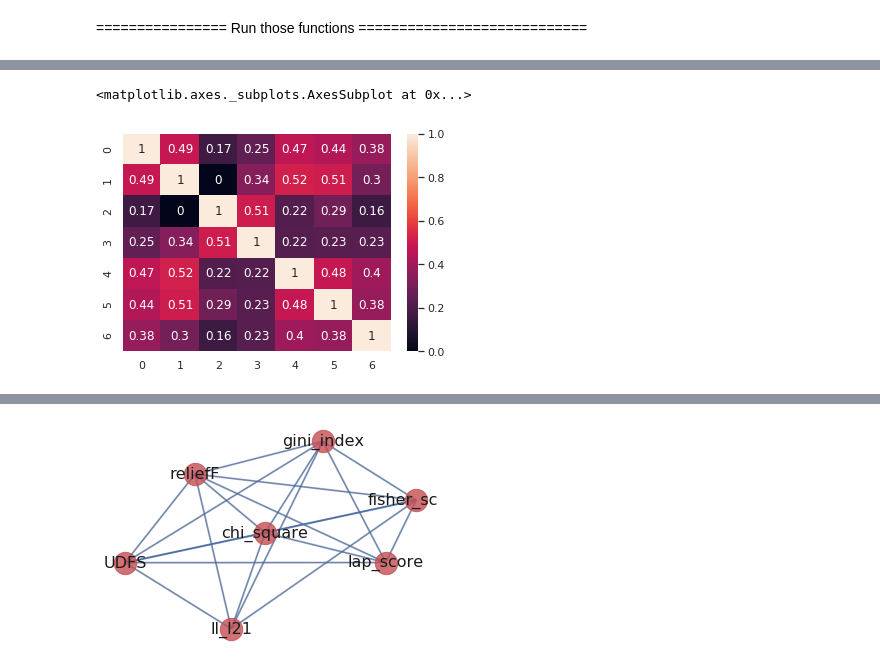
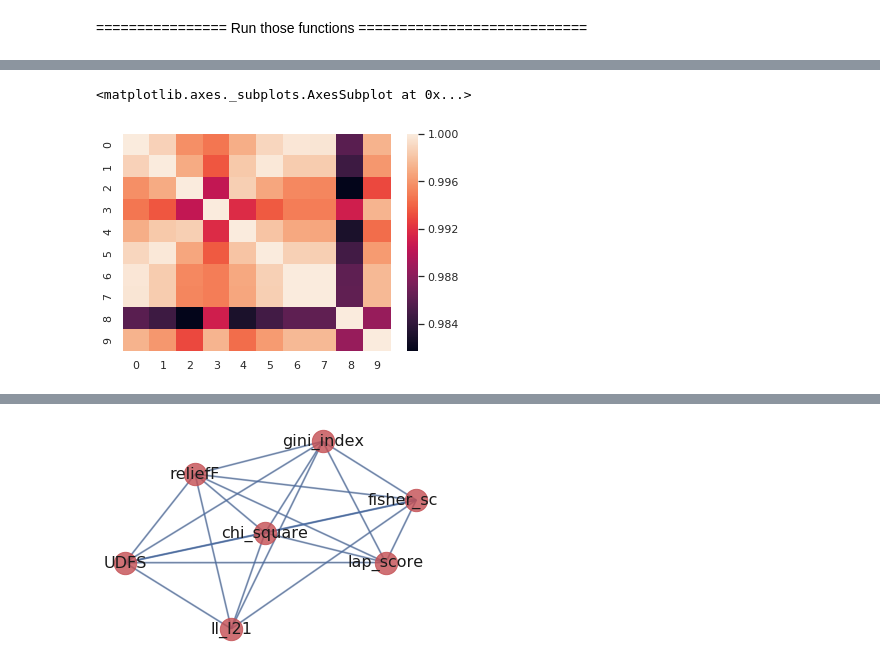
Before and after one commit to Raouaaa/Master_project, a Jupyter notebook: FS.ipynb, the cells around one changed output, grey strips where cells are left out. Drawn from its saved outputs; the diff is of its cells as text; code cells hidden in the pictures.

Commit message:
5-fold cv with 10 FS methods

```diff
--- a/FS.ipynb
+++ b/FS.ipynb
@@ -231,3 +251,25 @@ def CIFE_FS(X_train,y_train):
+# %%
+def ls_l21_FS(X_train,y,train_index):
+    Y = construct_label_matrix_pan(y)
+    Y_train=Y[train_index]
+    W, obj, value_gamma=ls_l21.proximal_gradient_descent(X_train, Y_train, 0.1, verbose=False)
+    idx = feature_ranking(W)
+
+    return(idx)
+# %%
+def MCFS_FS(X_train,k):
+    # construct affinity matrix
+    kwargs = {"metric": "euclidean", "neighborMode": "knn", "weightMode": "heatKernel", "k": 5, 't': 1}
+    W = construct_W.construct_W(X_train, **kwargs)
+    num_fea_ = k    # specify the number of selected features
+    num_cluster = 20    # specify the number of clusters, it is usually set as the number of classes in the ground truth
+
+    # obtain the feature weight matrix
+    Weight = MCFS.mcfs(X_train, n_selected_features=num_fea_, W=W, n_clusters=20)
+
+    # sort the feature scores in an ascending order according to the feature scores
+    idx = MCFS.feature_ranking(Weight)
+    return(idx)
 # %% [markdown]
 _____________________________________________________________________________________________________________________________
 # %%
@@ -245,4 +287,4 @@ def boruta_FS(X_train,y_train):
 # %% [markdown]
 ## Add more FS to the pool and implement new ones
 # %%
-pool_FS=[reliefF,lap_score,ll_l21,UDFS,fisher_score,chi_square,gini_index,trace_ratio,SPEC]#,BorutaPy]
+pool_FS=[reliefF,lap_score,ll_l21,ls_l21,UDFS,fisher_score,chi_square,gini_index,SPEC,BorutaPy]#,MCFS]#trace_ratio,
@@ -276,14 +322,24 @@ def training(cv,k,FS_method):
             idx=gini_index_FS(X_train,y_train)
         elif FS_method==FCBF:
             idx=FCBF_FS(X_train,y_train,k)
-        #elif FS_method==BorutaPy:
-        #    idx=boruta_FS(X_train,y_train)
+        elif FS_method==BorutaPy:
+            idx=boruta_FS(X_train,y_train)
         elif FS_method==trace_ratio:
-            idx=trace_ratio_FS(X_train,y_train,k)
+            idx=trace_ratio_FS(X,train_index,y_train)
         elif FS_method==SPEC:
             idx=spec_FS(X_train)
-        elif FS_method==CIFE:
+        elif FS_method==CIFE:#Takes too long
             idx=CIFE_FS(X_train,y_train)
+        elif FS_method==alpha_investing:#Error
+            idx=alpha_investing_FS(X_train,y_train)
+        elif FS_method==CMIM:# Same ranking of the original features
+            n,m=X_train.shape
+            idx=CMIM_FS(X_train,y_train,m)
+        elif FS_method==ls_l21:
+            idx=ls_l21_FS(X_train,y,train_index)
+        elif FS_method==MCFS:
+            idx=MCFS_FS(X_train,k)
+
         selected_features = X[:, idx[0:k]]
         featureranking.extend([idx])
 
@@ -434,6 +586,6 @@ final_sim_kf5.shape
 # %%
 import seaborn as sns; sns.set()
-sns.heatmap(final_sim_kf5,annot=True)
+sns.heatmap(acc_sim_kf5)
 # %% [output]
 <matplotlib.axes._subplots.AxesSubplot at 0x...>
-[figure, old version]
+[figure, new version]
```
Also changed, not shown: parts of 25 cells of this notebook, 1 other file.
